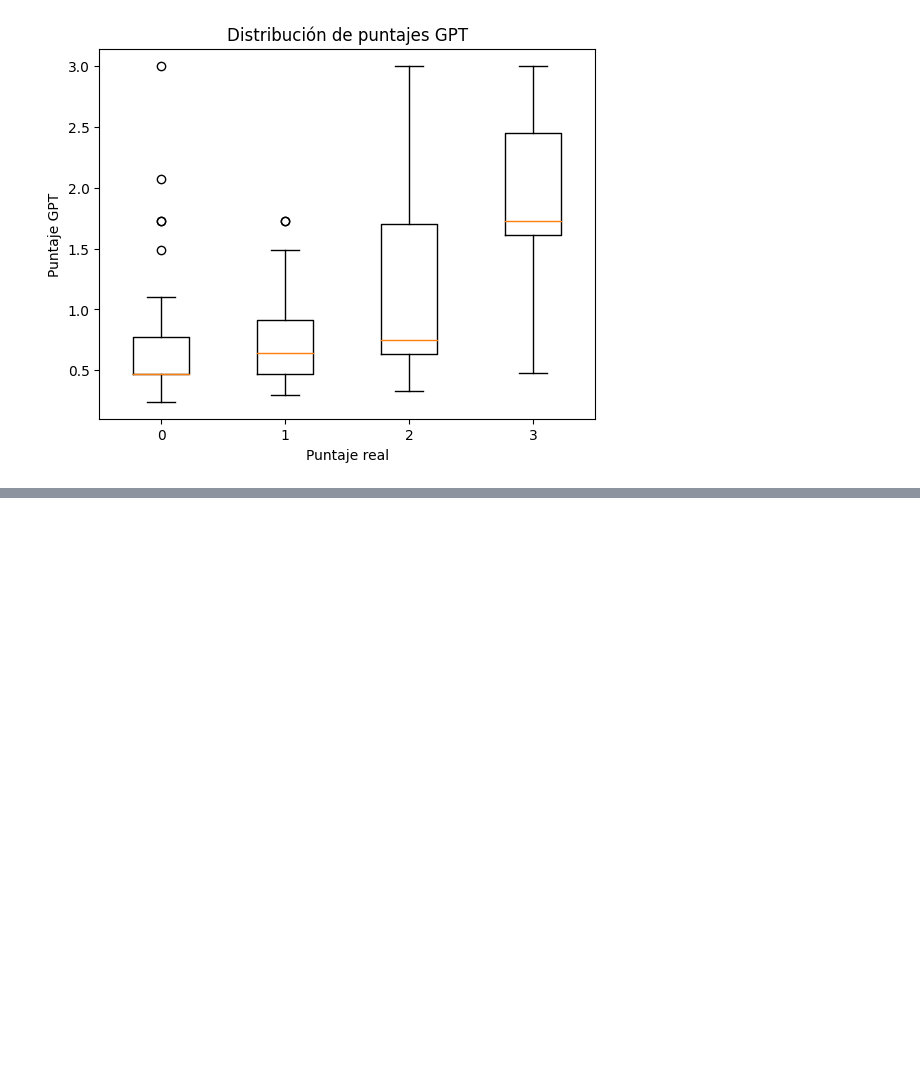
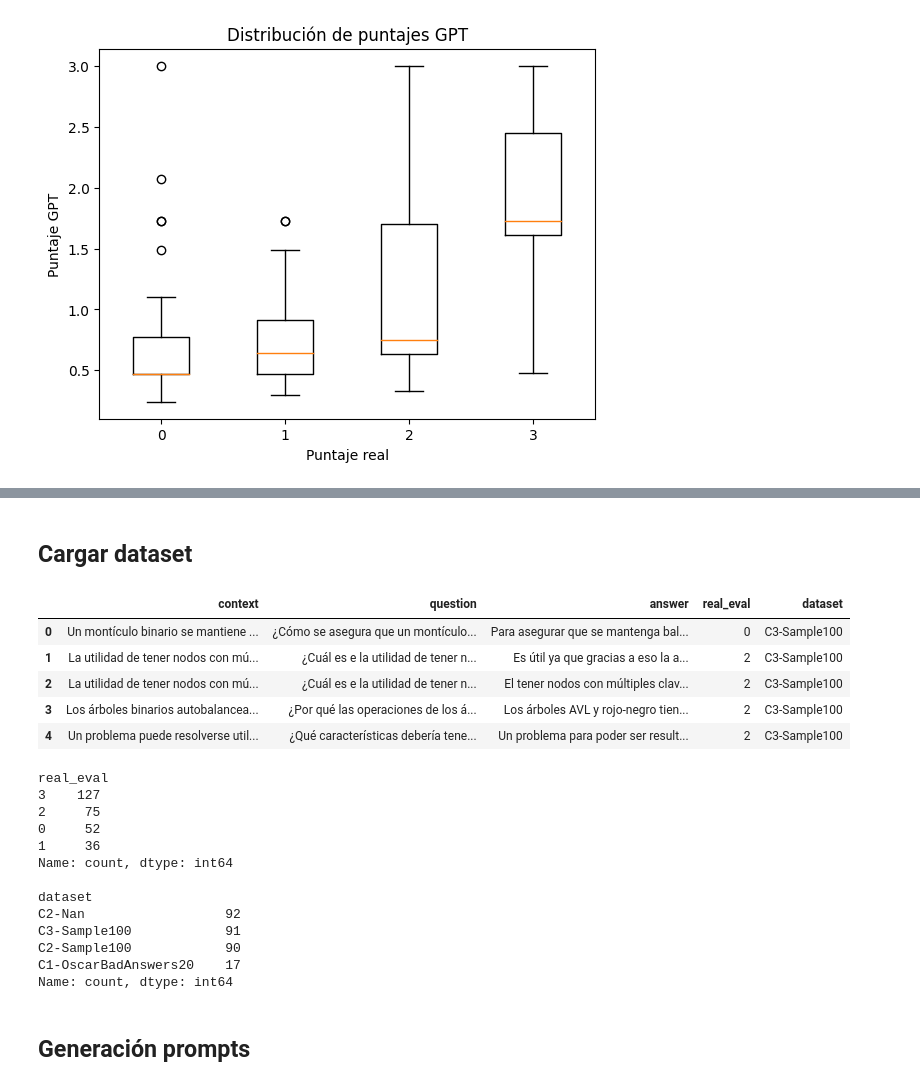
Before and after one commit to OscarRojasG/Experimentos-GPTValidator, a Jupyter notebook: Framework_Experimentos.ipynb, the cells around one changed output, grey strips where cells are left out. Saved outputs shown, nothing was run; the diff lists cells and outputs as text; code cells hidden in the pictures; blank space fills up the shorter version.

```diff
--- a/Framework_Experimentos.ipynb
+++ b/Framework_Experimentos.ipynb
@@ -771,0 +795,64 @@ download()
+# %% [markdown]
+## Cargar dataset
+# %%
+import pandas as pd
+from IPython.display import display
+
+# Muestra información relevante del dataset
+def show_dataset_info(dataset):
+    display(dataset.head())
+    print()
+    print(dataset.value_counts("real_eval"), end="\n\n")
+    print(dataset.value_counts("dataset"))
+    pass
+
+# Carga un dataset a partir de un archivo xlsx y valida sus columnas
+def load_dataset(path, sheet_name, column_data):
+    df = pd.read_excel(path, sheet_name=sheet_name)
+
+    mandatory_cols = ["context", "question", "answer", "real_eval", "dataset"]
+    for key in mandatory_cols:
+        if key not in column_data.keys():
+            raise Exception(f"Error: Debe especificar la columna para la variable {key}")
+
+        value = column_data[key]
+        if value not in df.columns:
+            raise Exception(f"Error: La columna {value} no existe")
+
+        df = df.rename(columns={value: key})
+
+    df = df[mandatory_cols]
+    show_dataset_info(df)
+    return df
+# %%
+column_data = {
+    "context": "Contexto",
+    "question": "Pregunta",
+    "answer": "Respuesta",
+    "real_eval": "Promedio Redondeado",
+    "dataset": "DatasetProveniente"
+}
+
+df = load_dataset("datasets_v2.xlsx", "AllDatasets (1dif)", column_data)
+# %% [output]
+|  | context | question | answer | real_eval | dataset |
+| 0 | Un montículo binario se mantiene ... | ¿Cómo se asegura que un montículo... | Para asegurar que se mantenga bal... | 0 | C3-Sample100 |
+| 1 | La utilidad de tener nodos con mú... | ¿Cuál es e la utilidad de tener n... | Es útil ya que gracias a eso la a... | 2 | C3-Sample100 |
+| 2 | La utilidad de tener nodos con mú... | ¿Cuál es e la utilidad de tener n... | El tener nodos con múltiples clav... | 2 | C3-Sample100 |
+| 3 | Los árboles binarios autobalancea... | ¿Por qué las operaciones de los á... | Los árboles AVL y rojo-negro tien... | 2 | C3-Sample100 |
+| 4 | Un problema puede resolverse util... | ¿Qué características debería tene... | Un problema para poder ser result... | 2 | C3-Sample100 |
+real_eval
+3    127
+2     75
+0     52
+1     36
+Name: count, dtype: int64
+
+dataset
+C2-Nan                  92
+C3-Sample100            91
+C2-Sample100            90
+C1-OscarBadAnswers20    17
+Name: count, dtype: int64
+# %% [markdown]
+## Generación prompts
```
Also changed, not shown: parts of 12 cells of this notebook.
